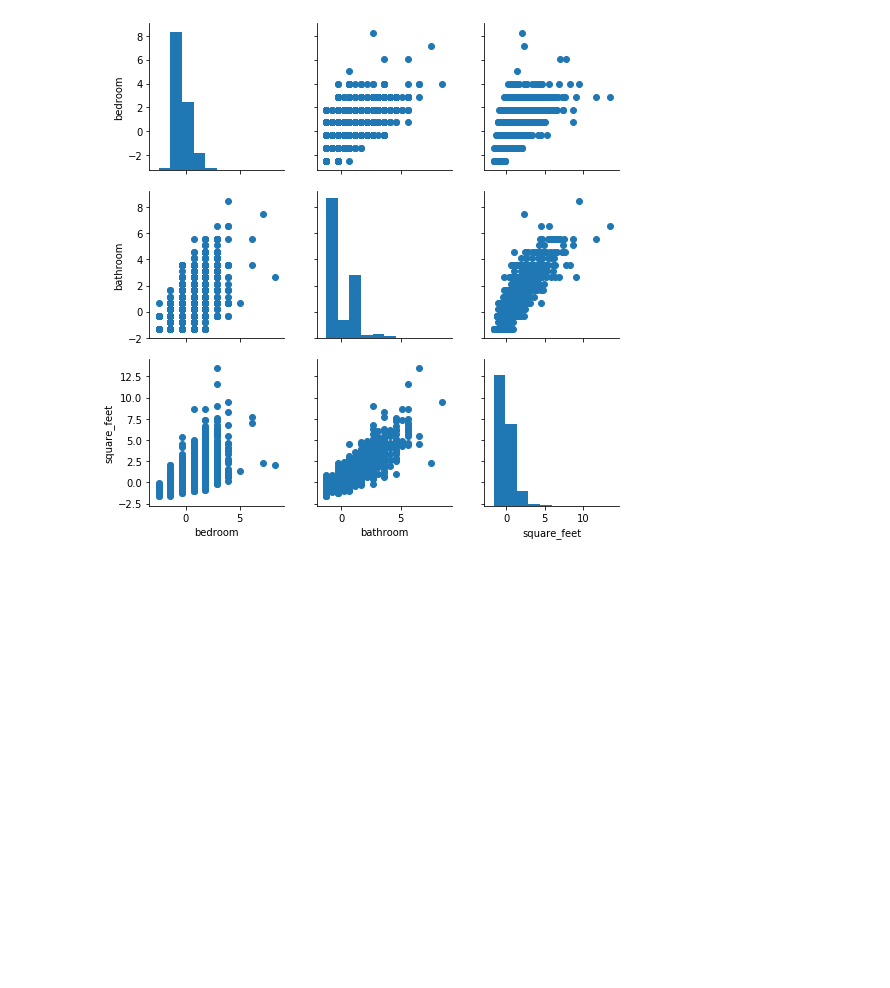
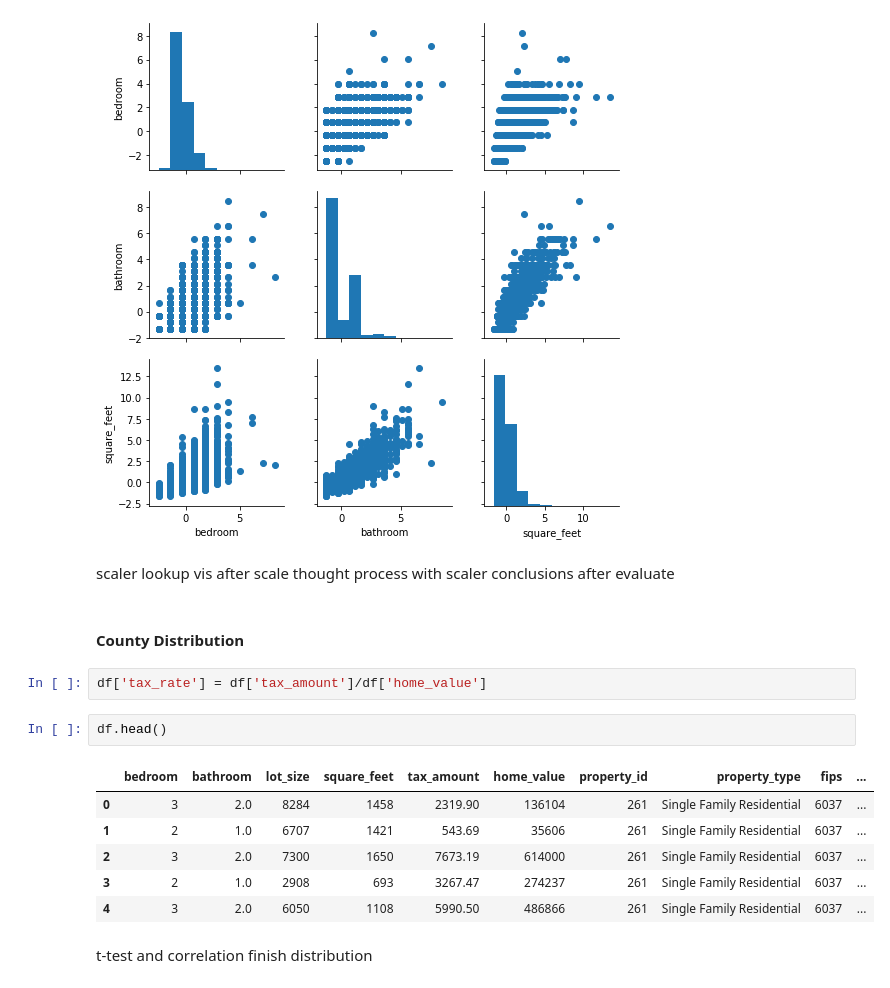
Before and after one commit to cari-holmes/zillow-project, a Jupyter notebook: zillow_mvp.ipynb, the cells around one changed output. Cells and saved outputs as stored; diff of their text form; blank space fills up the shorter version.

```diff
--- a/zillow_mvp.ipynb
+++ b/zillow_mvp.ipynb
@@ -198,3 +199,23 @@ g.map_offdiag(plt.scatter)
 # %% [output]
 <seaborn.axisgrid.PairGrid at 0x...>
 [figure]
+# %% [markdown]
+scaler lookup
+vis after scale thought process with scaler
+conclusions after evaluate
+# %% [markdown]
+#### County Distribution
+# %%
+df['tax_rate'] = df['tax_amount']/df['home_value']
+# %%
+df.head()
+# %% [output]
+|  | bedroom | bathroom | lot_size | square_feet | tax_amount | home_value | property_id | property_type | fips | ... |
+| 0 | 3 | 2.0 | 8284 | 1458 | 2319.90 | 136104 | 261 | Single Family Residential | 6037 | ... |
+| 1 | 2 | 1.0 | 6707 | 1421 | 543.69 | 35606 | 261 | Single Family Residential | 6037 | ... |
+| 2 | 3 | 2.0 | 7300 | 1650 | 7673.19 | 614000 | 261 | Single Family Residential | 6037 | ... |
+| 3 | 2 | 1.0 | 2908 | 693 | 3267.47 | 274237 | 261 | Single Family Residential | 6037 | ... |
+| 4 | 3 | 2.0 | 6050 | 1108 | 5990.50 | 486866 | 261 | Single Family Residential | 6037 | ... |
+# %% [markdown]
+t-test and correlation
+finish distribution
```
Also changed, not shown: parts of 1 cell of this notebook.
